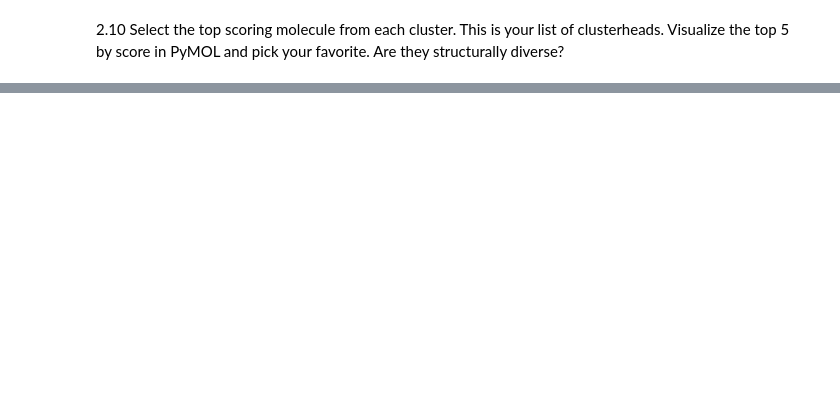
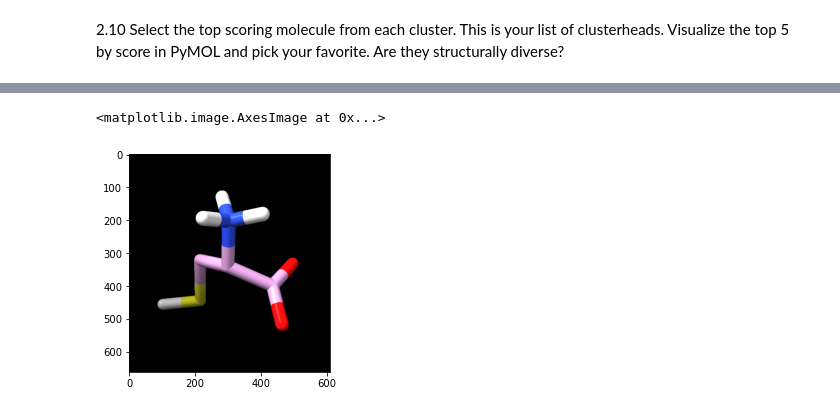
Before and after one commit to zagerpatrick/Project2, a Jupyter notebook: Patrick_Zager_BMI203_HW2.ipynb, the cells around one changed output, grey strips where cells are left out. Cells and saved outputs as stored; diff of their text form; code cells hidden in the pictures; blank space fills up the shorter version.

```diff
--- a/Patrick_Zager_BMI203_HW2.ipynb
+++ b/Patrick_Zager_BMI203_HW2.ipynb
@@ -158,0 +262,5 @@ The clustering labels were compared by calculating the Rand Index. As Rand Index
+# %%
+plt.imshow(plt.imread('121.png'))
+# %% [output]
+<matplotlib.image.AxesImage at 0x...>
+[figure, added]
```
Also changed, not shown: parts of 19 cells of this notebook, 1 other file.
